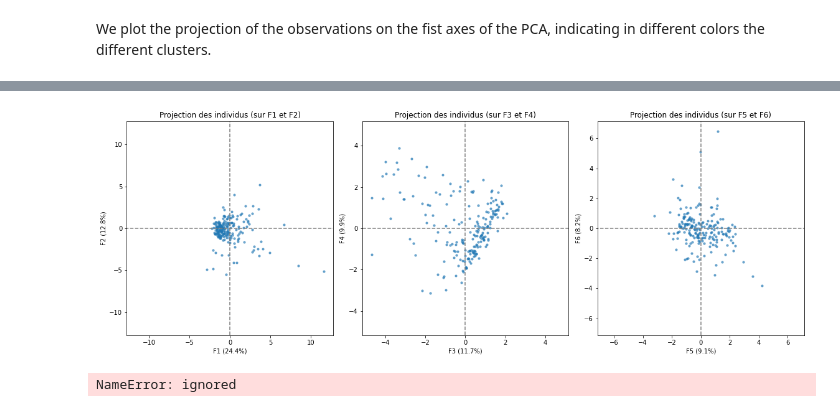
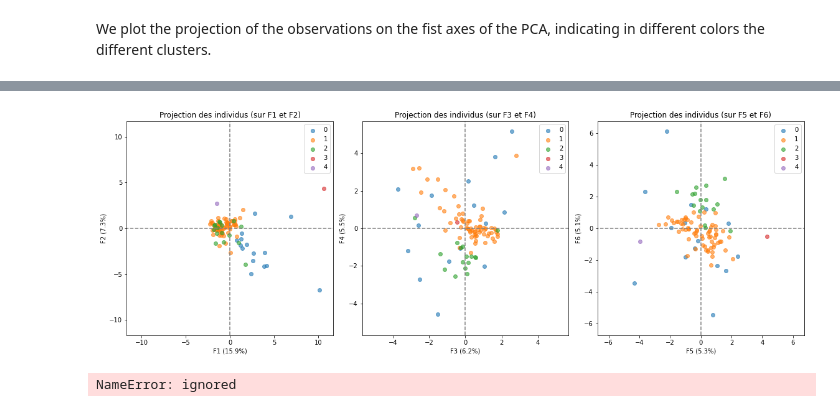
Before and after one commit to SmellyArmure/OC_DS_Project5, a Jupyter notebook: NOTEBOOKS/P5_Clustering.ipynb, the cells around one changed output, grey strips where cells are left out. Saved outputs shown, nothing was run; the diff lists cells and outputs as text; code cells hidden in the pictures.

```diff
--- a/NOTEBOOKS/P5_Clustering.ipynb
+++ b/NOTEBOOKS/P5_Clustering.ipynb
@@ -297,0 +560,32 @@ Silhouette Coefficient: 0.139
+# %%
+from sklearn.metrics import silhouette_score, davies_bouldin_score, calinski_harabasz_score
+
+silh_df, dav_bould_df, cal_harab_df, distor_df = \
+    pd.DataFrame(), pd.DataFrame(), pd.DataFrame(), pd.DataFrame()
+
+# Looping on the number of clusters
+for i, n in enumerate(range(2,8),1):
+    silh, dav_bould, cal_harab, distor = [], [], [], []
+    # Iterations of the same model (stability)
+    for j in range(4):
+        km = KMeans(n_clusters=n, n_jobs=-1)
+        km.fit(df)
+        ser_clust = pd.Series(data=km.labels_, index=df.index)
+        # Computing scores for iterations
+        silh.append(silhouette_score(X=df,
+                                     labels=ser_clust))
+        dav_bould.append(davies_bouldin_score(X=df,
+                                     labels=ser_clust))
+        cal_harab.append(calinski_harabasz_score(X=df,
+                                     labels=ser_clust))
+        distor.append(km.inertia_)
+    # Dataframe of the results on iterations
+    df_res = pd.DataFrame({'Silhouette': silh,
+                           'Davies_Bouldin': dav_bould,
+                           'Calinsky_Harabasz': cal_harab,
+                           'Distortion': inertia})
+    df_res_agg = df_res.agg(['mean', 'median', 'std'])
+    silh_df[n] = df_res_agg['Silhouette']
+    dav_bould_df[n] = df_res_agg['Davies_Bouldin']
+    cal_harab_df[n] = df_res_agg['Calinsky_Harabasz']
+    distor_df[n] = df_res_agg['Distortion']
@@ -324,6 +644,7 @@ from sklearn.preprocessing import StandardScaler
 ct = CustTransformer(strat_low_card='ohe', # Ordinal encoding for 'region'
                      strat_quant='stand') # Standardization for quantitative data
 df_cust_trans = ct.fit_transform(df_cust)
+df_cust_trans.index = df_cust.index
 
 # pca_cols = [c for c in df_cust.columns if not (('cat_' in c) or ('paytype' in c))]
 pca_cols = df_cust_trans.columns
@@ -337,6 +658,7 @@ pca_df = pd.DataFrame(pca.components_,
                       columns=pca_cols).T
 
 df_pca_proj = pd.DataFrame(pca.transform(df_pca),
+                           index=df_cust_trans.index,
                            columns=['PC'+str(i) for i in range(n_comp)])
 # %% [markdown]
 Plotting principal components
@@ -365,13 +684,16 @@ We plot the projection of the observations on the fist axes of the PCA, indicati
 # %%
+## Essayer une normalisation des points avant affichage ?
 
-X_samp = df_cust_trans.loc[:, pca_cols].sample(200)
-display_factorial_planes(pca.transform(X_samp.values), 10, pca, [(0,1),(2,3),(4,5)],
-                         n_cols=3, labels=None,#np.array(id_code_samp),
-                         illus_var=None,
+sel_ind = clust.sample(100).index
+
+display_factorial_planes(df_pca_proj.loc[sel_ind].values, n_comp=10, pca=pca,
+                         axis_ranks=[(0,1),(2,3),(4,5)],
+                         n_cols=3, labels=None,#df_pca_proj.loc[sel_ind].index,
+                         illus_var=clust.loc[sel_ind],
                          lab_on=False, alpha=0.6)
 plt.show()
 # %% [output]
-[figure, old version]
+[figure, new version]
 # %%
 ## Creating table of contingency
 
```
Also changed, not shown: parts of 52 cells of this notebook, 1 other file.
